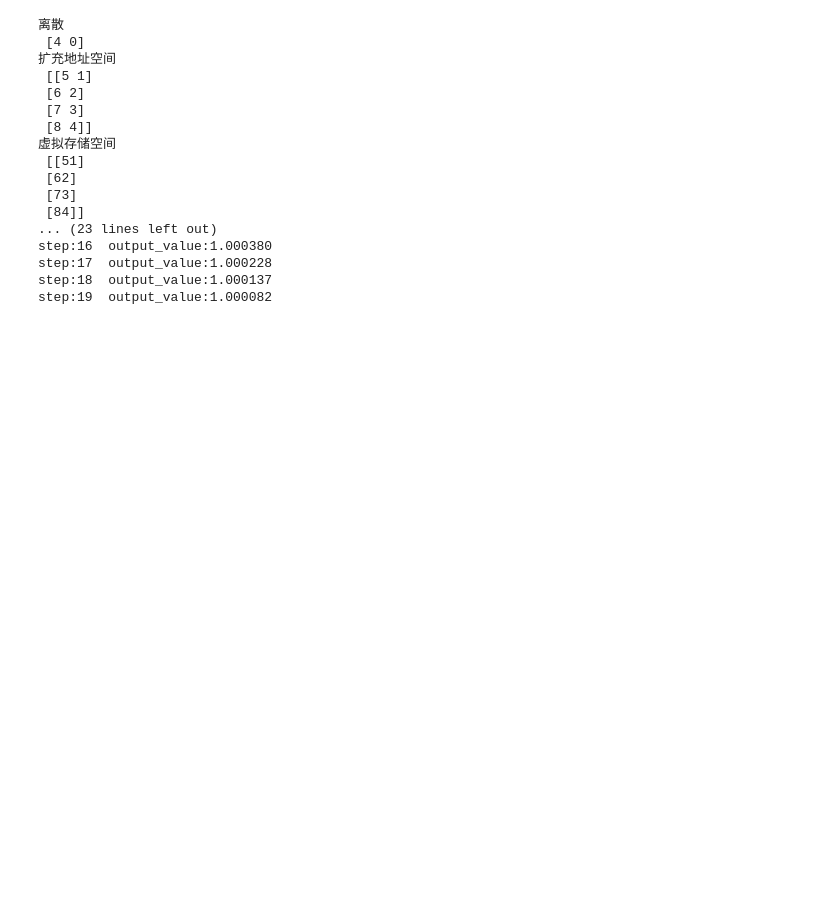
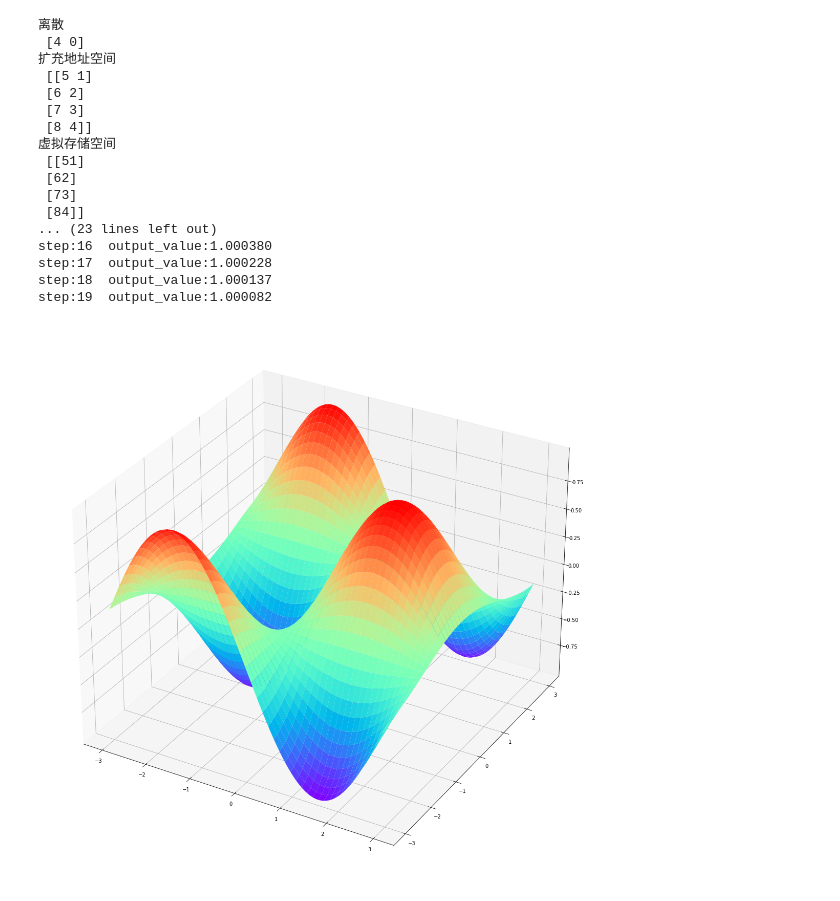
Before and after one commit to koolo233/NeuralNetworks, a Jupyter notebook: CMAC.ipynb, the cells around one changed output. Saved outputs shown, nothing was run; the diff lists cells and outputs as text; code cells hidden in the pictures; blank space fills up the shorter version.

```diff
--- a/CMAC.ipynb
+++ b/CMAC.ipynb
@@ -442,0 +444,16 @@ step:19  output_value:1.000082
+# %%
+# 对函数进行拟合
+
+# 拟合函数f(x1, x2) = sin(x1)cos(x2)
+# x1范围[-3, 3]，总点数300
+# x2范围[-3, 3]，总点数300
+
+x1, x2 = np.meshgrid(np.linspace(-3, 3, 300), np.linspace(-3, 3, 300))
+show_y_list = np.sin(x1) * np.cos(x2)
+
+fig = plt.figure(figsize=(15, 15))
+axes3d = Axes3D(fig)
+axes3d.plot_surface(x1, x2, show_y_list, cmap="rainbow")
+plt.show()
+# %% [output]
+[figure, added]
```
Also changed, not shown: parts of 5 cells of this notebook.
